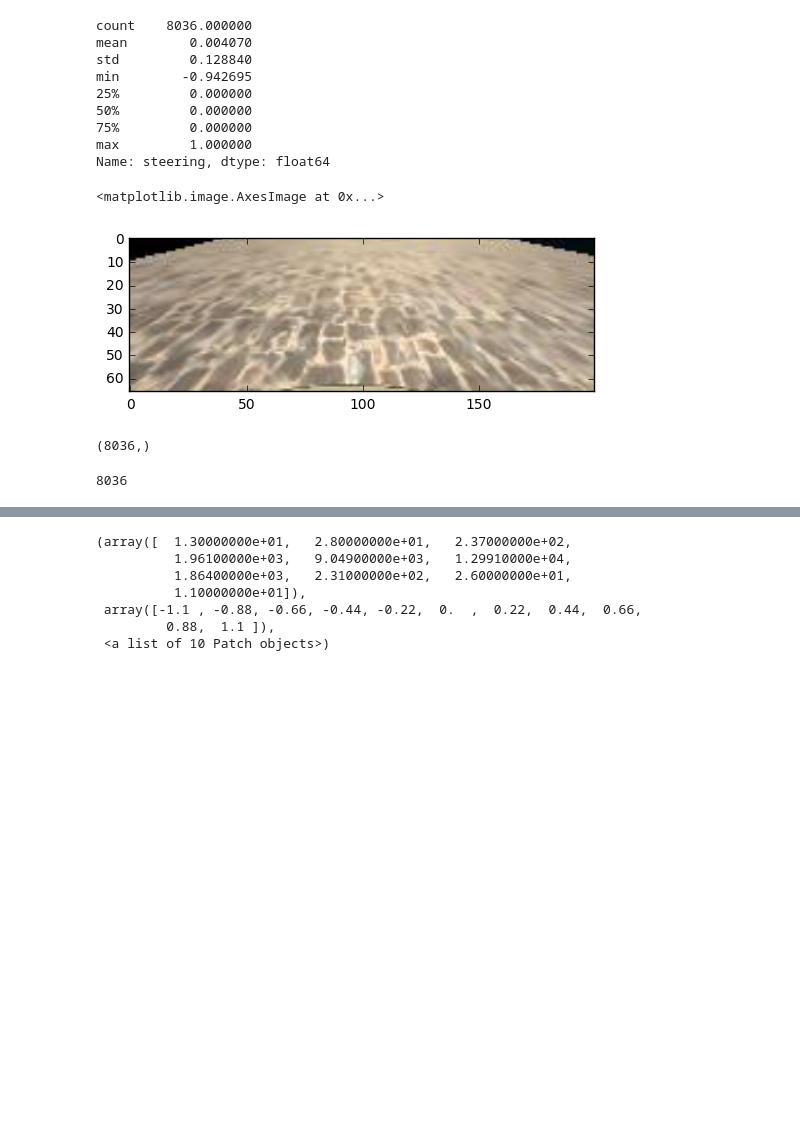
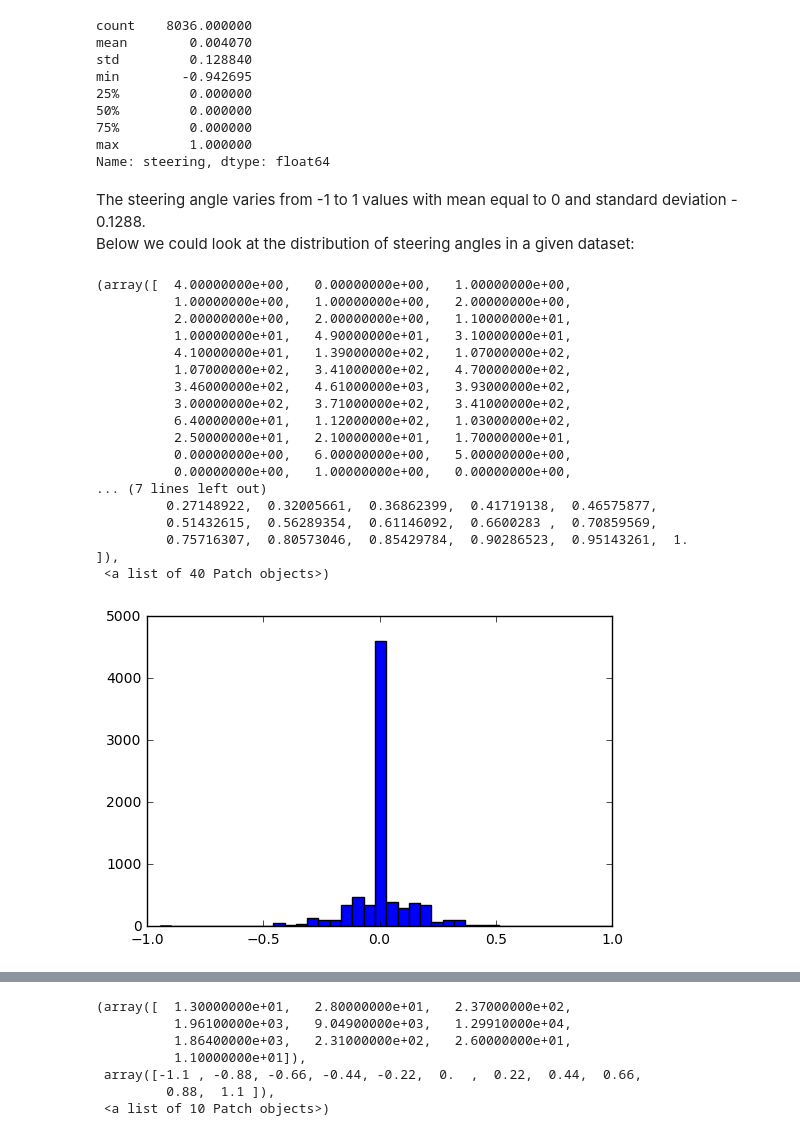
Before and after one commit to olegleyz/sdcnd-p3-behavioral-cloning-, a Jupyter notebook: workbook.ipynb, the cells around one changed output, grey strips where cells are left out. Saved outputs shown, nothing was run; the diff lists cells and outputs as text; code cells hidden in the pictures; blank space fills up the shorter version.

```diff
--- a/workbook.ipynb
+++ b/workbook.ipynb
@@ -38,11 +60,0 @@ X_train_ = np.array([plt.imread(data_dir+data[data.steering==0.0].center.iloc[0]
-# %%
-cpok = 20
-plt.imshow(X_train_[0][94-cpok:160-cpok,60:260,:])
-# %% [output]
-<matplotlib.image.AxesImage at 0x...>
-[figure, removed]
-# %%
-y_train = np.asarray(data.steering)
-y_train.shape
-# %% [output]
-(8036,)
@@ -54,4 +61,24 @@ for i, url in enumerate(data.center):
-# %%
-len(data)
-# %% [output]
-8036
+# %% [markdown]
+The steering angle varies from -1 to 1 values with mean equal to 0 and standard deviation - 0.1288.
+Below we could look at the distribution of steering angles in a given dataset:
+# %%
+plt.hist(data.steering, bins = 40)
+# %% [output]
+(array([  4.00000000e+00,   0.00000000e+00,   1.00000000e+00,
+          1.00000000e+00,   1.00000000e+00,   2.00000000e+00,
+          2.00000000e+00,   2.00000000e+00,   1.10000000e+01,
+          1.00000000e+01,   4.90000000e+01,   3.10000000e+01,
+          4.10000000e+01,   1.39000000e+02,   1.07000000e+02,
+          1.07000000e+02,   3.41000000e+02,   4.70000000e+02,
+          3.46000000e+02,   4.61000000e+03,   3.93000000e+02,
+          3.00000000e+02,   3.71000000e+02,   3.41000000e+02,
+          6.40000000e+01,   1.12000000e+02,   1.03000000e+02,
+          2.50000000e+01,   2.10000000e+01,   1.70000000e+01,
+          0.00000000e+00,   6.00000000e+00,   5.00000000e+00,
+          0.00000000e+00,   1.00000000e+00,   0.00000000e+00,
+... (7 lines left out)
+         0.27148922,  0.32005661,  0.36862399,  0.41719138,  0.46575877,
+         0.51432615,  0.56289354,  0.61146092,  0.6600283 ,  0.70859569,
+         0.75716307,  0.80573046,  0.85429784,  0.90286523,  0.95143261,  1.        ]),
+ <a list of 40 Patch objects>)
+[figure, added]
```
Also changed, not shown: parts of 36 cells of this notebook, 2 other files.
